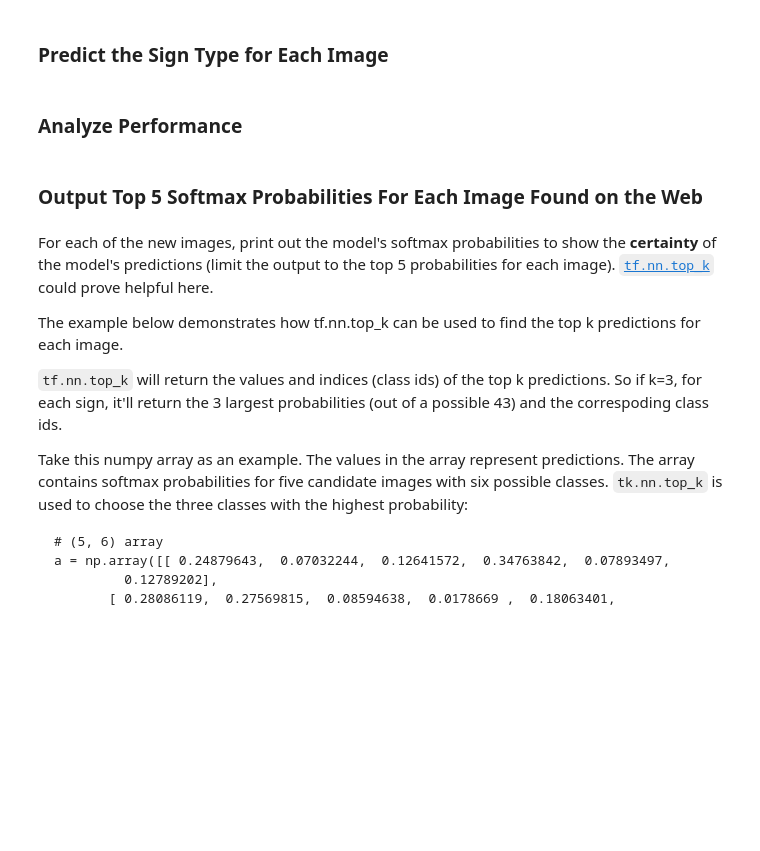
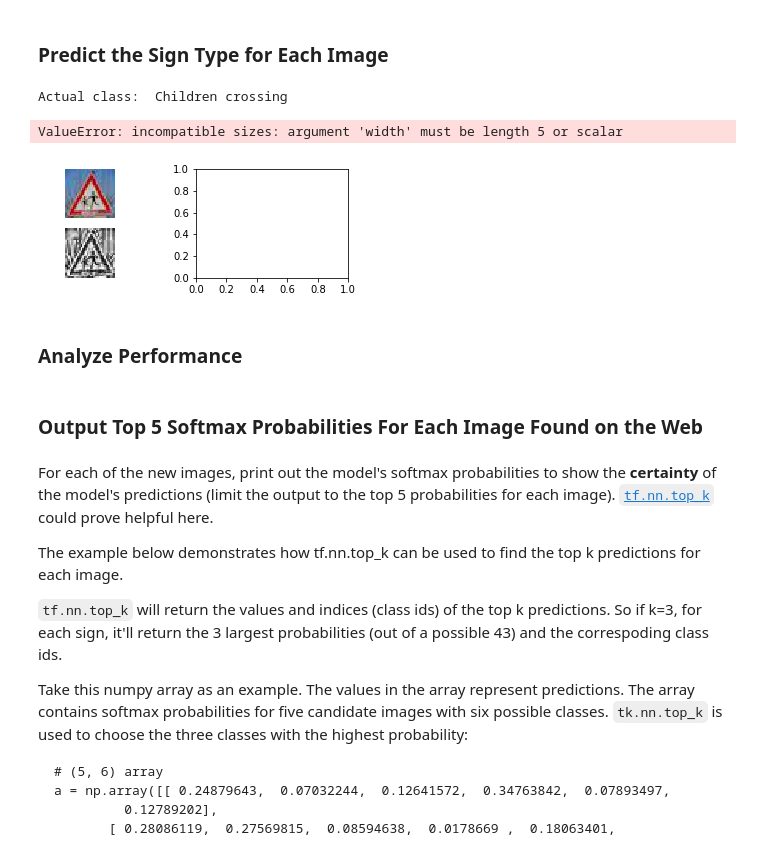
Before and after one commit to ricardosllm/CarND-Traffic-Sign-Classifier, a Jupyter notebook: Traffic_Sign_Classifier.ipynb, the cells around one changed output. Drawn from its saved outputs; the diff is of its cells as text; code cells hidden in the pictures; blank space fills up the shorter version.

Commit message:
Trained model, wip for new, web, images

```diff
--- a/Traffic_Sign_Classifier.ipynb
+++ b/Traffic_Sign_Classifier.ipynb
@@ -255,7 +255,7 @@ EPOCHS     = 25
 BATCH_SIZE = 256
 DEPTH      = 1
 
-def LeNet(x):
+def leNet(x):
     # Hyperparameters
     mu    = 0
     sigma = 0.1
@@ -323,7 +323,7 @@ one_hot_y = tf.one_hot(y, 43)
 # %%
 learning_rate = 0.0015
 
-logits = LeNet(x)
+logits = leNet(x)
 
 cross_entropy      = tf.nn.softmax_cross_entropy_with_logits(labels=one_hot_y, logits=logits)
 loss_operation     = tf.reduce_mean(cross_entropy)
@@ -432,0 +417,22 @@ def load_web_image(image_i):
+# %%
+def top_k_predictions(X, k = 43):
+    """
+    Parameters
+    ----------
+    X : Testing dataset.
+    k : Number of top predictions we are interested in.
+
+    Returns
+    -------
+    """
+    tf_x = tf.placeholder(tf.float32, shape = (None, 32, 32, 1))
+
+    predictions = tf.nn.softmax(leNet(tf_x))
+    top_k_predictions = tf.nn.top_k(predictions, k)
+
+    with tf.Session() as sess:
+        sess.run(tf.global_variables_initializer())
+        saver.restore(sess, tf.train.latest_checkpoint('.'))
+        # saver.restore(sess, 'lenet')
+        p = sess.run(top_k_predictions, feed_dict = {tf_x: X})
+        return np.array(p)
@@ -433,16 +525,20 @@ def load_web_image(image_i):
 # %% [markdown]
 ### Predict the Sign Type for Each Image
 # %%
-num_web_images = 5
+for i in range(num_web_images):
+    print("Actual class: ", signnames[y_custom[i]] if y_custom[i] != 99 else "None")
+    plot_image_statistics(predictions, i)
+    print("--------------------------------------------------------------------------\n")
 
-for i in range(0, num_web_images):
-    original = load_web_image(i + 1)
 
-    print(io.imshow(original))
 
 ### Run the predictions here and use the model to output the prediction for each image.
 ### Make sure to pre-process the images with the same pre-processing pipeline used earlier.
 ### Feel free to use as many code cells as needed.
+# %% [output]
+Actual class:  Children crossing
+ValueError: incompatible sizes: argument 'width' must be length 5 or scalar
+[figure, added]
 # %% [markdown]
 ### Analyze Performance
 # %%
```
Also changed, not shown: parts of 8 cells of this notebook, 3 other files.
